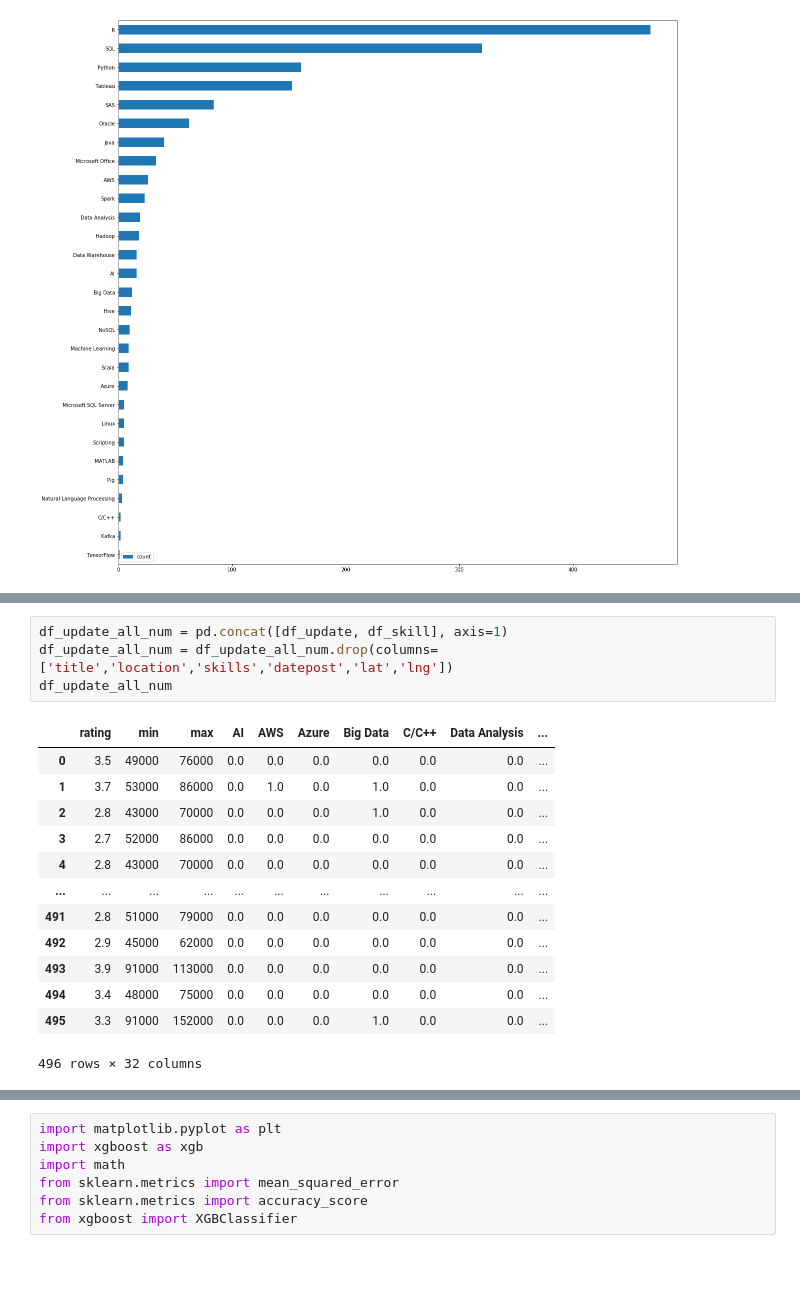
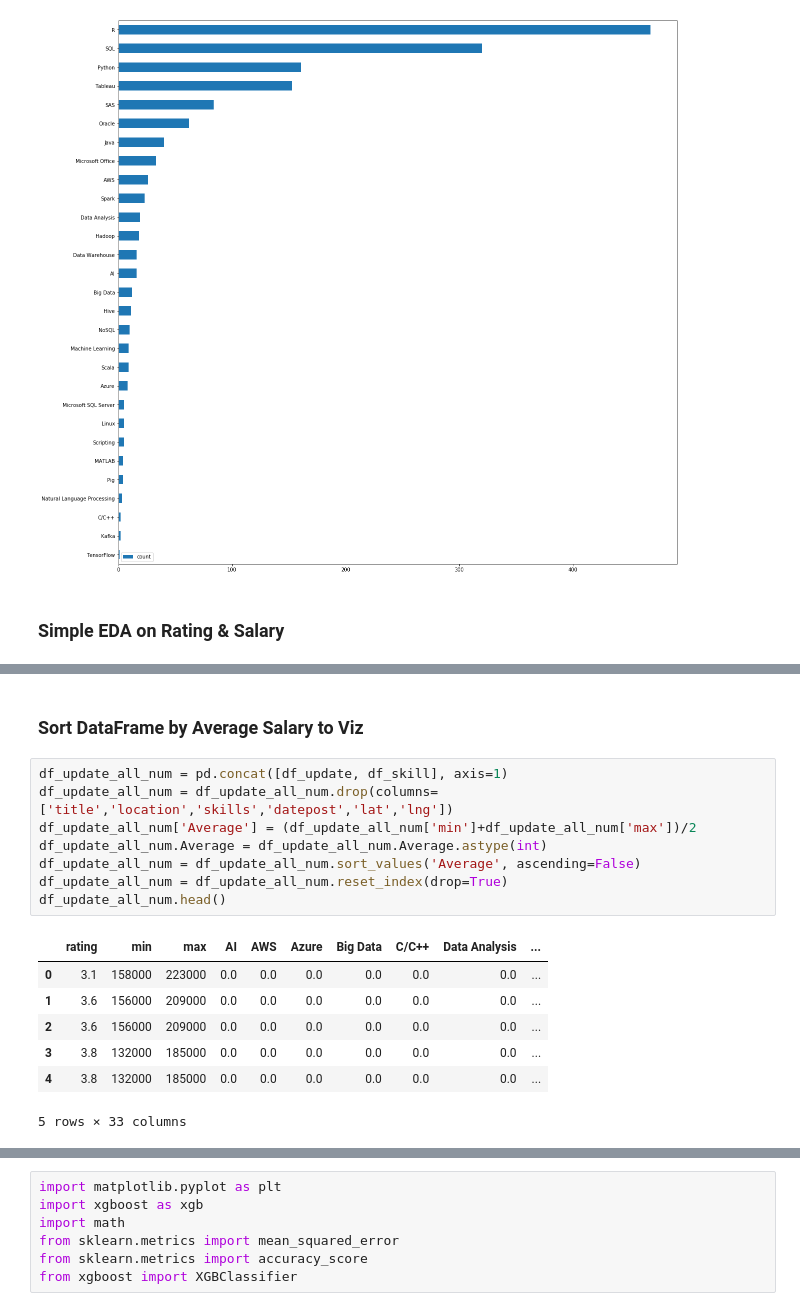
Before and after one commit to Johnnydaszhu/CapStone, a Jupyter notebook: Xgboost for salary predicting nyc.ipynb, the cells around one changed output, grey strips where cells are left out. Saved outputs shown, nothing was run; the diff lists cells and outputs as text; blank space fills up the shorter version.

Commit message:
Simplified Data Process

```diff
--- a/Xgboost for salary predicting nyc.ipynb
+++ b/Xgboost for salary predicting nyc.ipynb
@@ -94,6 +99,8 @@ df_skill_rank.sort_values(by=['count'], ascending=True).plot.barh(figsize=(20,20
 # %% [output]
 <matplotlib.axes._subplots.AxesSubplot at 0x...>
 [figure]
+# %% [markdown]
+### Simple EDA on Rating & Salary
 # %%
 import plotly.express as px
 tips = df_update.dropna()
@@ -104,21 +111,21 @@ fig.show()
 # %% [output]
 [interactive output not drawn]
 [interactive output not drawn]
+# %% [markdown]
+### Sort DataFrame by Average Salary to Viz
 # %%
 df_update_all_num = pd.concat([df_update, df_skill], axis=1)
 df_update_all_num = df_update_all_num.drop(columns=['title','location','skills','datepost','lat','lng'])
-df_update_all_num
+df_update_all_num['Average'] = (df_update_all_num['min']+df_update_all_num['max'])/2
+df_update_all_num.Average = df_update_all_num.Average.astype(int)
+df_update_all_num = df_update_all_num.sort_values('Average', ascending=False)
+df_update_all_num = df_update_all_num.reset_index(drop=True)
+df_update_all_num.head()
 # %% [output]
 |  | rating | min | max | AI | AWS | Azure | Big Data | C/C++ | Data Analysis | ... |
-| 0 | 3.5 | 49000 | 76000 | 0.0 | 0.0 | 0.0 | 0.0 | 0.0 | 0.0 | ... |
-| 1 | 3.7 | 53000 | 86000 | 0.0 | 1.0 | 0.0 | 1.0 | 0.0 | 0.0 | ... |
-| 2 | 2.8 | 43000 | 70000 | 0.0 | 0.0 | 0.0 | 1.0 | 0.0 | 0.0 | ... |
-| 3 | 2.7 | 52000 | 86000 | 0.0 | 0.0 | 0.0 | 0.0 | 0.0 | 0.0 | ... |
-| 4 | 2.8 | 43000 | 70000 | 0.0 | 0.0 | 0.0 | 0.0 | 0.0 | 0.0 | ... |
-| ... | ... | ... | ... | ... | ... | ... | ... | ... | ... | ... |
-| 491 | 2.8 | 51000 | 79000 | 0.0 | 0.0 | 0.0 | 0.0 | 0.0 | 0.0 | ... |
-| 492 | 2.9 | 45000 | 62000 | 0.0 | 0.0 | 0.0 | 0.0 | 0.0 | 0.0 | ... |
-| 493 | 3.9 | 91000 | 113000 | 0.0 | 0.0 | 0.0 | 0.0 | 0.0 | 0.0 | ... |
-| 494 | 3.4 | 48000 | 75000 | 0.0 | 0.0 | 0.0 | 0.0 | 0.0 | 0.0 | ... |
-| 495 | 3.3 | 91000 | 152000 | 0.0 | 0.0 | 0.0 | 1.0 | 0.0 | 0.0 | ... |
+| 0 | 3.1 | 158000 | 223000 | 0.0 | 0.0 | 0.0 | 0.0 | 0.0 | 0.0 | ... |
+| 1 | 3.6 | 156000 | 209000 | 0.0 | 0.0 | 0.0 | 0.0 | 0.0 | 0.0 | ... |
+| 2 | 3.6 | 156000 | 209000 | 0.0 | 0.0 | 0.0 | 0.0 | 0.0 | 0.0 | ... |
+| 3 | 3.8 | 132000 | 185000 | 0.0 | 0.0 | 0.0 | 0.0 | 0.0 | 0.0 | ... |
+| 4 | 3.8 | 132000 | 185000 | 0.0 | 0.0 | 0.0 | 0.0 | 0.0 | 0.0 | ... |
-496 rows × 32 columns
+5 rows × 33 columns
```
Also changed, not shown: parts of 15 cells of this notebook, 1 other file.
